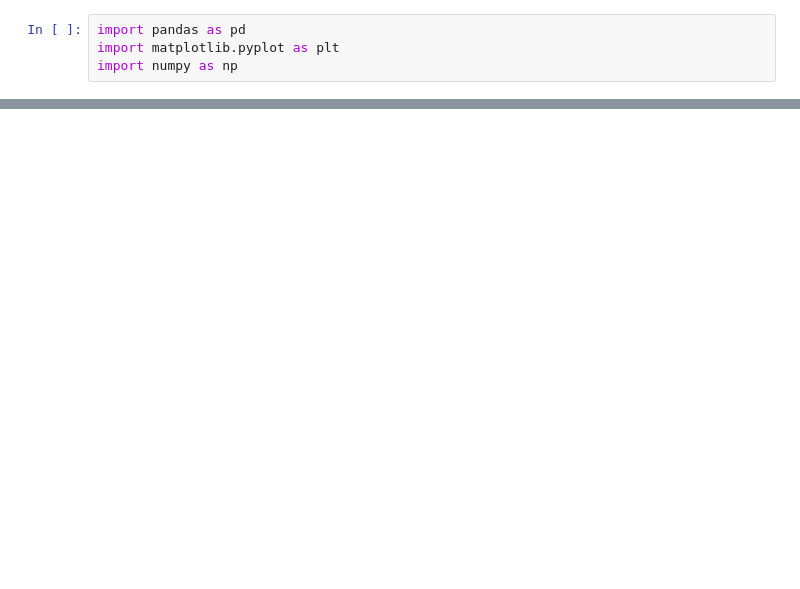
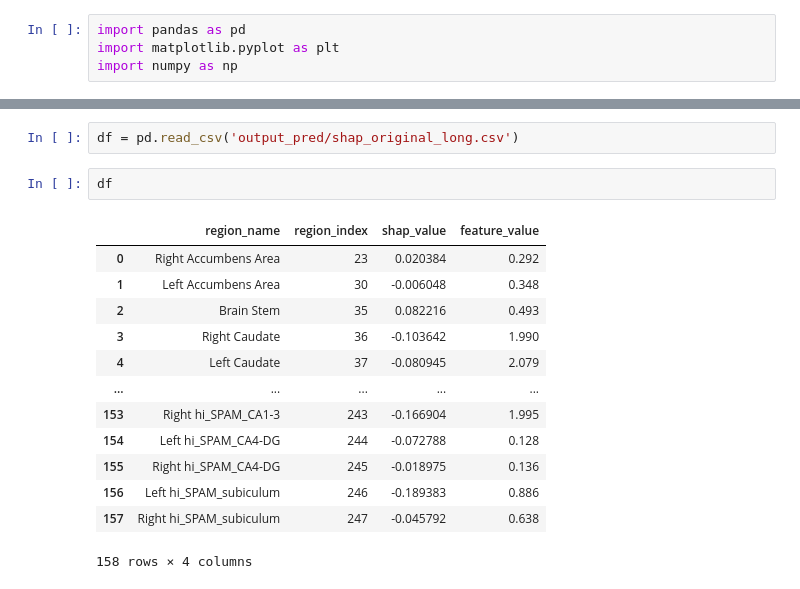
Before and after one commit to janmwal/ML-AD-pipeline, a Jupyter notebook: 05_glassbrain.ipynb, the cells around one changed output, grey strips where cells are left out. Drawn from its saved outputs; the diff is of its cells as text; blank space fills up the shorter version.

```diff
--- a/05_glassbrain.ipynb
+++ b/05_glassbrain.ipynb
@@ -69,0 +87,18 @@ def glass_brain_plot(df, title, cmap='Reds', vmax=None, display_mode='lyrz'):
+# %%
+df = pd.read_csv('output_pred/shap_original_long.csv')
+# %%
+df
+# %% [output]
+|  | region_name | region_index | shap_value | feature_value |
+| 0 | Right Accumbens Area | 23 | 0.020384 | 0.292 |
+| 1 | Left Accumbens Area | 30 | -0.006048 | 0.348 |
+| 2 | Brain Stem | 35 | 0.082216 | 0.493 |
+| 3 | Right Caudate | 36 | -0.103642 | 1.990 |
+| 4 | Left Caudate | 37 | -0.080945 | 2.079 |
+| ... | ... | ... | ... | ... |
+| 153 | Right hi_SPAM_CA1-3 | 243 | -0.166904 | 1.995 |
+| 154 | Left hi_SPAM_CA4-DG | 244 | -0.072788 | 0.128 |
+| 155 | Right hi_SPAM_CA4-DG | 245 | -0.018975 | 0.136 |
+| 156 | Left hi_SPAM_subiculum | 246 | -0.189383 | 0.886 |
+| 157 | Right hi_SPAM_subiculum | 247 | -0.045792 | 0.638 |
+158 rows × 4 columns
```
Also changed, not shown: parts of 3 cells of this notebook, 2 other files.
